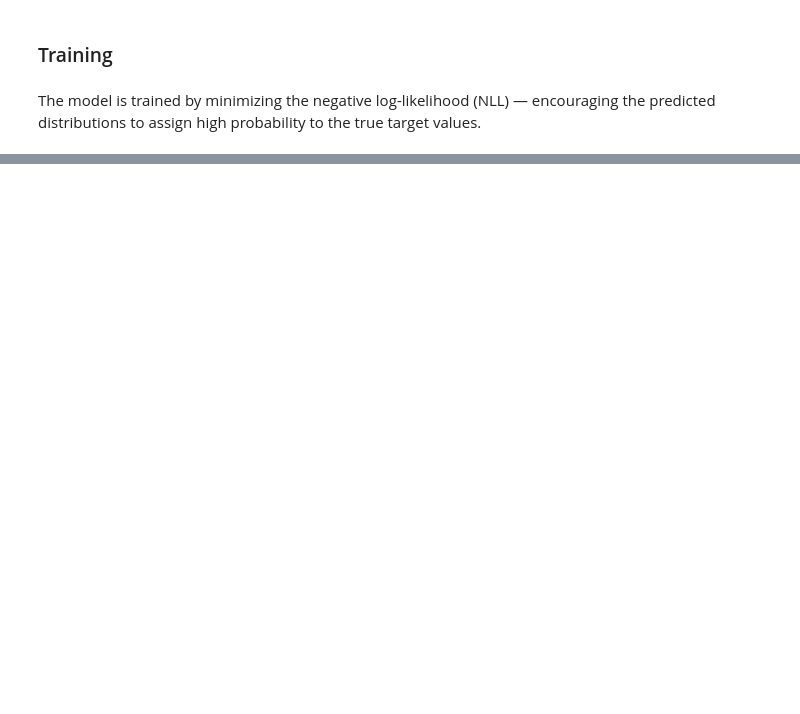
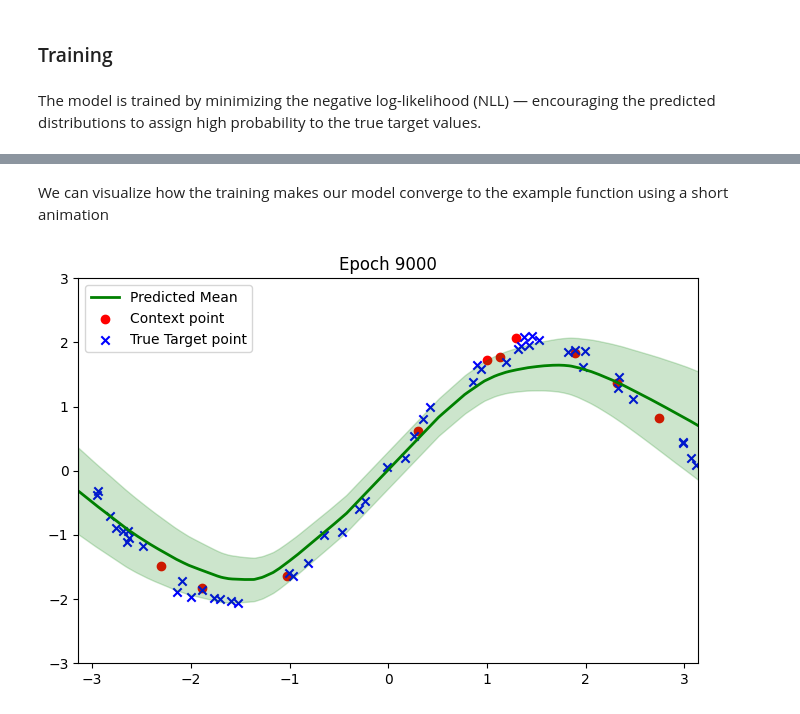
Before and after one commit to NeerjaKasture/blog, a Jupyter notebook: posts/Conditional Neural Process/CNP.ipynb, the cells around one changed output, grey strips where cells are left out. Drawn from its saved outputs; the diff is of its cells as text; code cells hidden in the pictures; blank space fills up the shorter version.

```diff
--- a/posts/Conditional Neural Process/CNP.ipynb
+++ b/posts/Conditional Neural Process/CNP.ipynb
@@ -81,7 +86,7 @@ A CNP has two main components:
 class Encoder(nn.Module):
   def __init__(self, output_dim):
     super().__init__()
-    self.fc1 = nn.Linear(2, 128) # x_context and y_context
+    self.fc1 = nn.Linear(2, 128) # (x_context, y_context) as input
     self.fc2 = nn.Linear(128, 128)
     self.fc3 = nn.Linear(128, output_dim)
     self.relu = nn.ReLU()
@@ -95,15 +100,15 @@ class Encoder(nn.Module):
 class Decoder(nn.Module):
   def __init__(self,r_dim):
     super().__init__()
-    self.fc1 = nn.Linear(r_dim+1, 128) # r vector and x_target concatenated
+    self.fc1 = nn.Linear(r_dim+1, 128) # (r vector, x_target) concatenated as input
     self.fc2 = nn.Linear(128, 2)
     self.relu = nn.ReLU()
 
   def forward(self, x):
     x = self.relu(self.fc1(x))
     x = self.fc2(x)
-    mu,sigma = x.chunk(2, dim=-1)
-    return mu, sigma
+    mu,log_sigma = x.chunk(2, dim=-1)
+    return mu, log_sigma
 
 class ConditionalNeuralProcess(nn.Module):
   def __init__(self,r_dim):
@@ -120,13 +125,13 @@ class ConditionalNeuralProcess(nn.Module):
     r_expanded = r.expand(num_target, -1)
     decoder_input = torch.cat([r_expanded, target_x], dim=-1)
 
-    mu, sigma = self.decoder(decoder_input)
-    sigma = 0.1 + 0.9 * torch.nn.functional.softplus(sigma)
+    mu, log_sigma = self.decoder(decoder_input)
+    sigma = torch.exp(log_sigma) # variance must be positive
 
     return mu, sigma
 
 r_dim = 128
-model = ConditionalNeuralProcess(r_dim)
+model = ConditionalNeuralProcess(r_dim).to(device)
 # %% [markdown]
 The code below will help us visualize the model inputs and predictions.
 # %%
@@ -218,0 +249,44 @@ Epoch 500/2000, Loss: 0.7714107632637024
+# %% [markdown]
+We can visualize how the training makes our model converge to the example function using a short animation
+# %%
+#| include: false
+fig, ax = plt.subplots(figsize=(8, 5))
+line, = ax.plot([], [], 'g-', lw=2, label="Predicted Mean")
+fill = None
+
+ax.scatter(x_context_example.cpu(), y_context_example.cpu(),
+           c='red', label="Context point")
+ax.scatter(x_target_example.cpu(), y_target_example.cpu(),
+           c='blue', marker='x', label="True Target point")
+x_plot_example = np.linspace(-np.pi, np.pi, 500).reshape(-1, 1)
+
+ax.set_xlim(-np.pi, np.pi)
+ax.set_ylim(-3, 3)
+ax.legend()
+
+def init():
+    return line,
+
+def update(frame):
+    global fill
+    if fill: fill.remove()
+
+    mu, sigma = predictions_example[frame]
+    line.set_data(x_plot_example, mu)
+    fill = ax.fill_between(
+        x_plot_example.squeeze(),
+        (mu - 2 * sigma).squeeze(),
+        (mu + 2 * sigma).squeeze(),
+        color='green', alpha=0.2
+    )
+    ax.set_title(f"Epoch {frame}")
+    return line, fill
+
+ani = animation.FuncAnimation(
+    fig, update, range(0, len(predictions_example), 1000),
+    init_func=init, blit=False, interval=200
+)
+
+ani.save("cnp_training.gif", writer="pillow", dpi=80)
+# %% [output]
+[figure, added]
```
Also changed, not shown: parts of 22 cells of this notebook, 29 other files.
